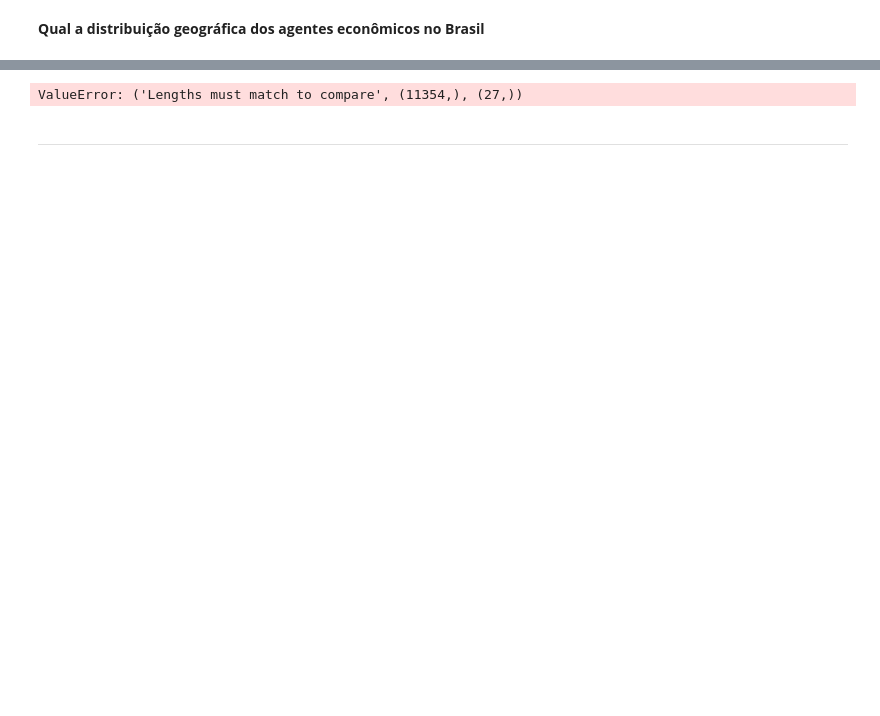
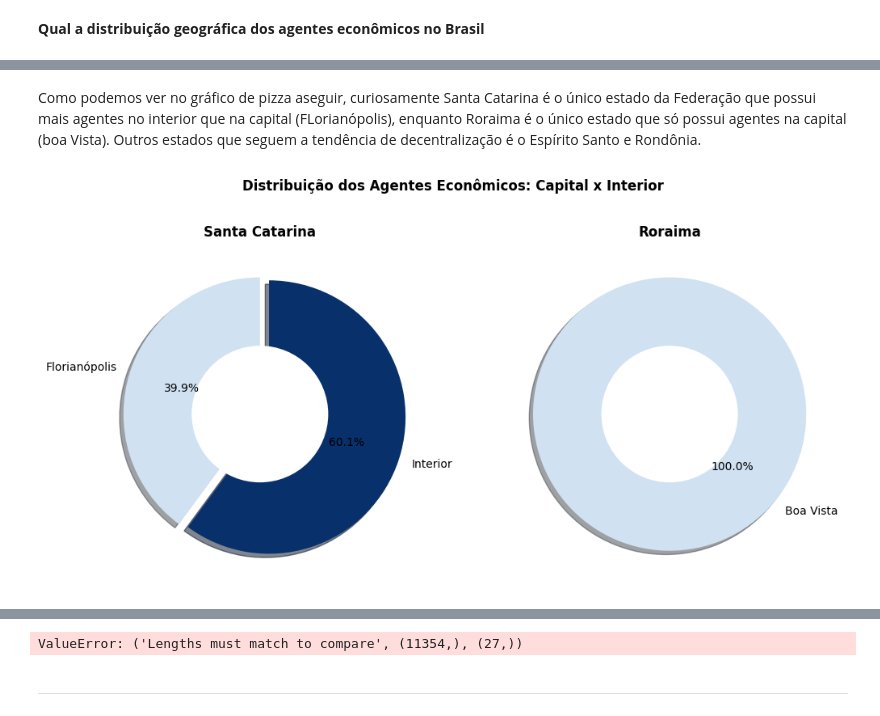
Before and after one commit to fonsecadados/AgenciaNacionalDoCinema_ANCINE, a Jupyter notebook: ANCINE_DesafiosEOportunidades.ipynb, the cells around one changed output, grey strips where cells are left out. Drawn from its saved outputs; the diff is of its cells as text; code cells hidden in the pictures; blank space fills up the shorter version.

```diff
--- a/ANCINE_DesafiosEOportunidades.ipynb
+++ b/ANCINE_DesafiosEOportunidades.ipynb
@@ -449,0 +464,43 @@ plt.show()
+# %% [markdown]
+Como podemos ver no gráfico de pizza aseguir, curiosamente Santa Catarina é o único estado da Federação que possui mais agentes no interior que na capital (FLorianópolis), enquanto Roraima é o único estado que só possui agentes na capital (boa Vista). Outros estados que seguem a tendência de decentralização é o Espírito Santo e Rondônia.
+# %%
+santa_catarina = agnts_tabela_unificada.query("UF == 'SC'")['MUNICIPIO'].value_counts()
+roraima = agnts_tabela_unificada.query("UF == 'RR'")['MUNICIPIO'].value_counts()
+
+
+santa_catarina_interior = santa_catarina.sum() - santa_catarina.iloc[0]
+roraima_interior = roraima.sum() - roraima.iloc[0]
+
+santa_catarina_pie = {'Florianópolis': 136,
+                        'Interior' : 205}
+
+roraima_pie = {'Boa Vista': 16}
+
+cores = plt.cm.Blues(np.linspace(0.2, 1, len(santa_catarina_pie)))
+# Plotagem dos gráficos de pizza
+fig, axs = plt.subplots(1, 2, figsize=(12, 6))
+
+
+center_circle1 = plt.Circle((0,0), 0.5, fc ='white')
+center_circle2 = plt.Circle((0,0), 0.5, fc ='white')
+fig = plt.gcf()
+
+
+# SC
+axs[0].pie(santa_catarina_pie.values(), labels=santa_catarina_pie.keys(),
+           colors=cores, autopct='%1.1f%%', startangle=90,
+           explode=(0, 0.07), shadow=True)
+axs[0].set_title('Santa Catarina', fontweight='bold')
+axs[0].add_artist(center_circle1)
+
+# RR
+axs[1].pie(roraima_pie.values(), labels=roraima_pie.keys(),colors=cores,
+           autopct='%1.1f%%', startangle=140, shadow=True)
+axs[1].set_title('Roraima', fontweight='bold')
+axs[1].add_artist(center_circle2)
+
+
+plt.suptitle('Distribuição dos Agentes Econômicos: Capital x Interior', fontweight='bold')
+plt.show()
+# %% [output]
+[figure, added]
```
Also changed, not shown: parts of 29 cells of this notebook, 1 other file.
